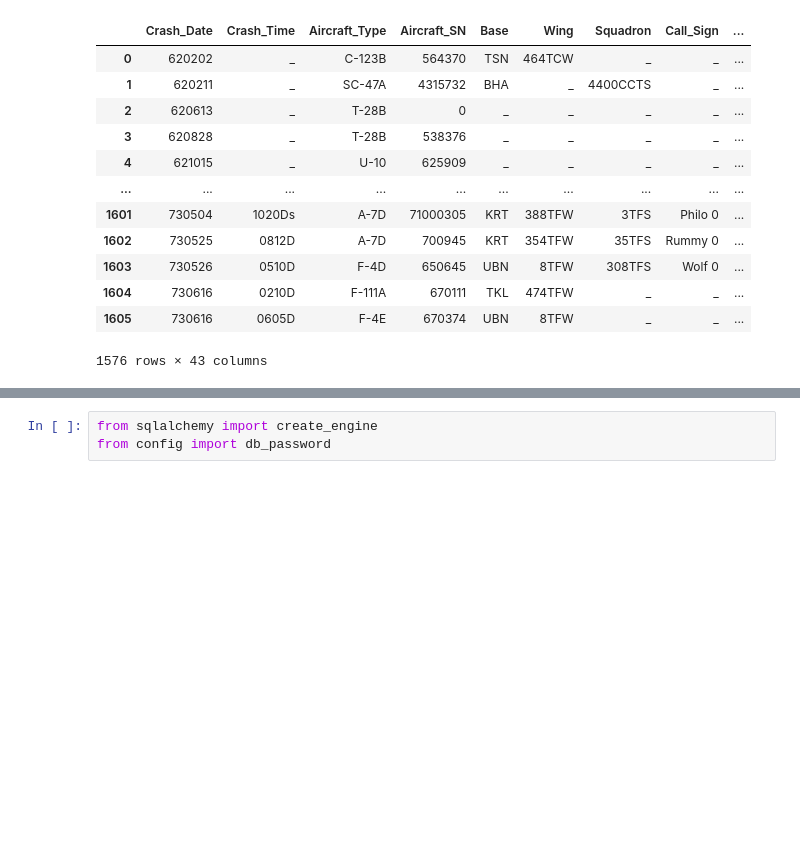
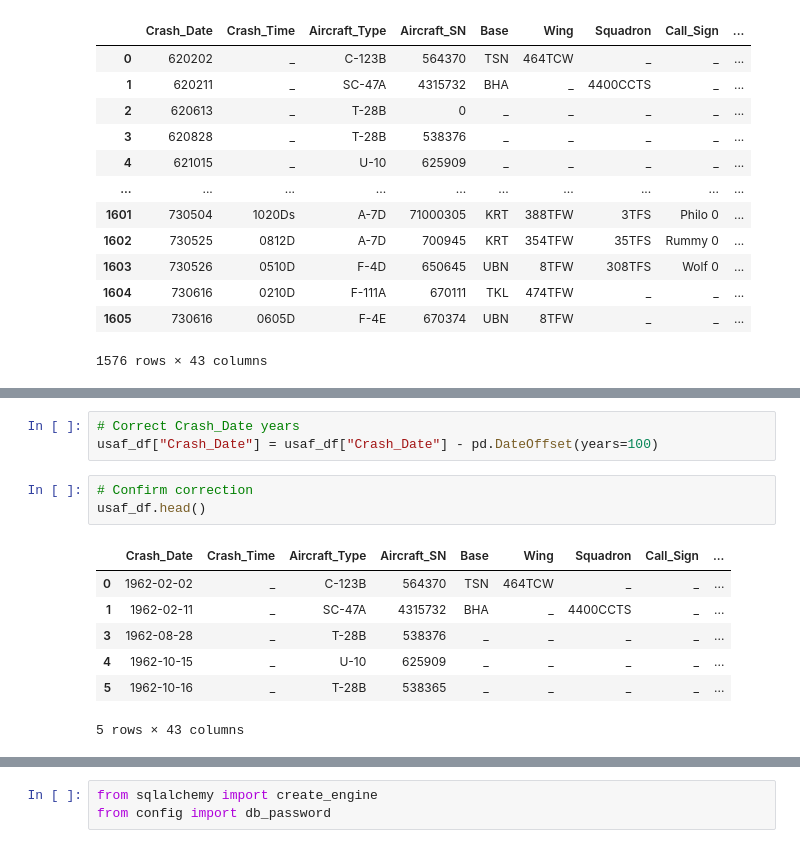
Before and after one commit to MichaelG-B/Capstone_Project, a Jupyter notebook: Capstone Project/ETL/Vietnam_Losses_ETL.ipynb, the cells around one changed output, grey strips where cells are left out. Saved outputs shown, nothing was run; the diff lists cells and outputs as text; blank space fills up the shorter version.

```diff
--- a/Capstone Project/ETL/Vietnam_Losses_ETL.ipynb
+++ b/Capstone Project/ETL/Vietnam_Losses_ETL.ipynb
@@ -149,0 +195,14 @@ usaf_df.to_csv('Vietnam_USAF_Losses_Cleaned_Data.csv', index=False)
+# %%
+# Correct Crash_Date years
+usaf_df["Crash_Date"] = usaf_df["Crash_Date"] - pd.DateOffset(years=100)
+# %%
+# Confirm correction
+usaf_df.head()
+# %% [output]
+|  | Crash_Date | Crash_Time | Aircraft_Type | Aircraft_SN | Base | Wing | Squadron | Call_Sign | ... |
+| 0 | 1962-02-02 | _ | C-123B | 564370 | TSN | 464TCW | _ | _ | ... |
+| 1 | 1962-02-11 | _ | SC-47A | 4315732 | BHA | _ | 4400CCTS | _ | ... |
+| 3 | 1962-08-28 | _ | T-28B | 538376 | _ | _ | _ | _ | ... |
+| 4 | 1962-10-15 | _ | U-10 | 625909 | _ | _ | _ | _ | ... |
+| 5 | 1962-10-16 | _ | T-28B | 538365 | _ | _ | _ | _ | ... |
+5 rows × 43 columns
```
Also changed, not shown: parts of 11 cells of this notebook.
